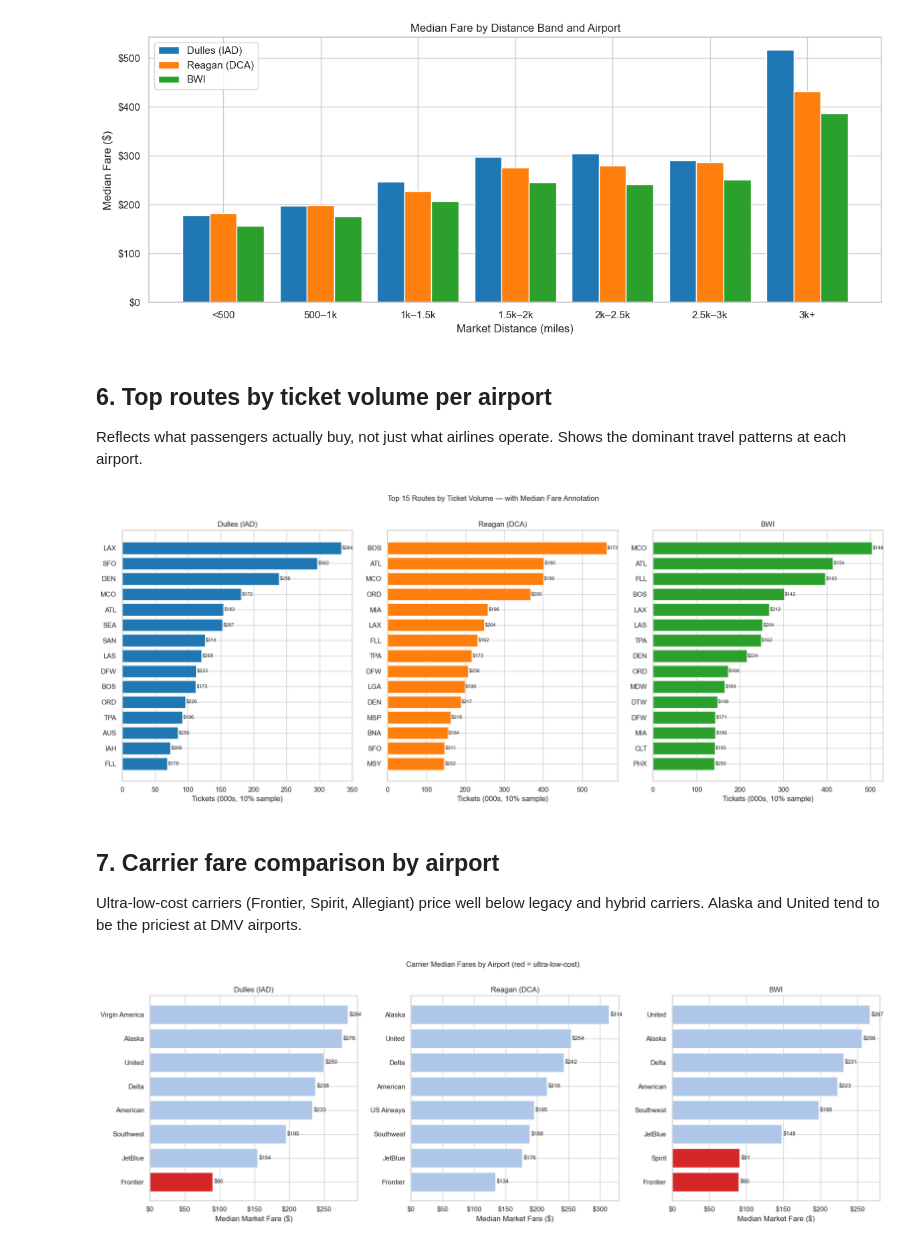
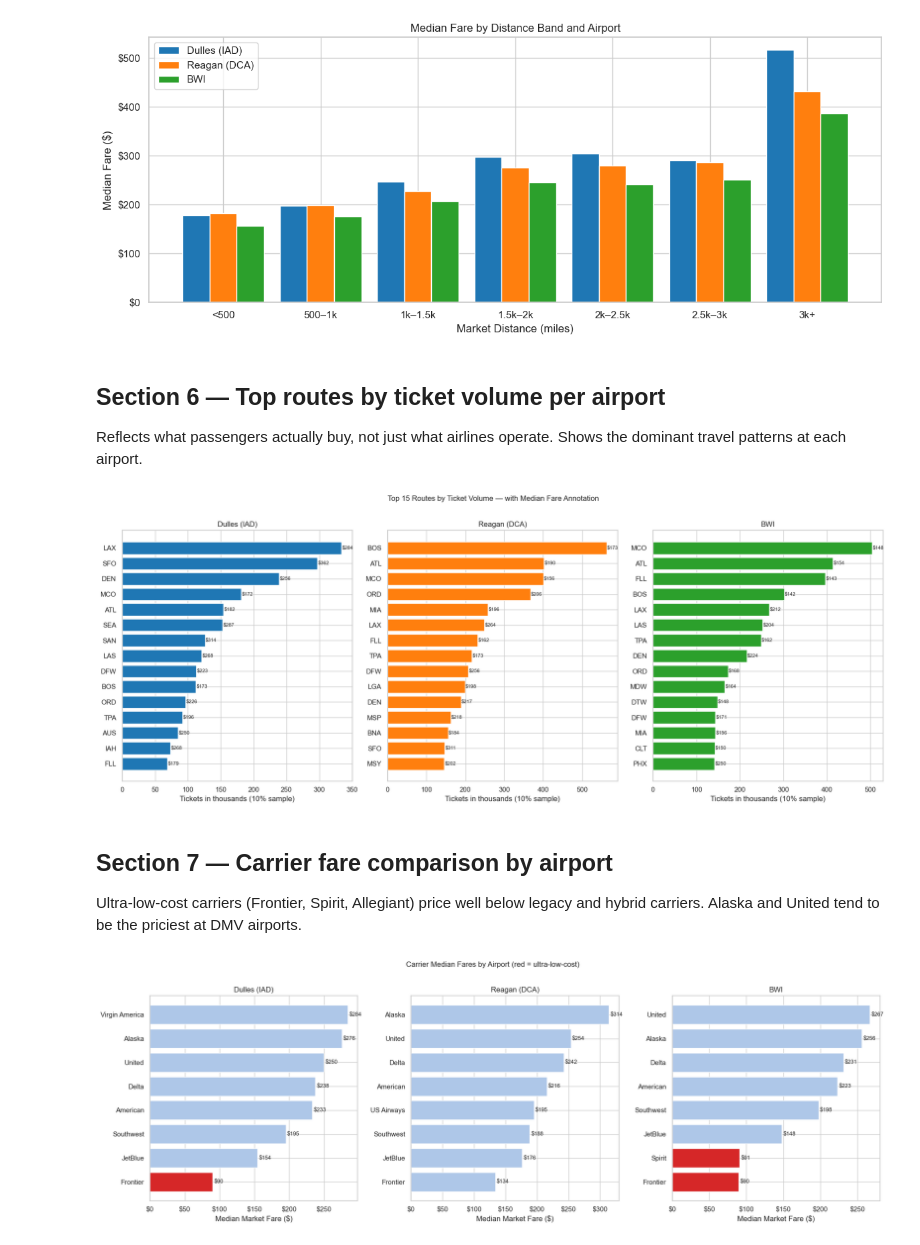
Before and after one commit to kibbbles/three-airports, a Jupyter notebook: notebooks/04_eda_db1b.ipynb, the cells around one changed output. Saved outputs shown, nothing was run; the diff lists cells and outputs as text; code cells hidden in the pictures.

```diff
--- a/notebooks/04_eda_db1b.ipynb
+++ b/notebooks/04_eda_db1b.ipynb
@@ -254,36 +254,36 @@ plt.show()
 # %% [output]
 [figure]
 # %% [markdown]
-## 6. Top routes by ticket volume per airport
+## Section 6 — Top routes by ticket volume per airport
 
 Reflects what passengers actually buy, not just what airlines operate. Shows the dominant travel patterns at each airport.
 # %%
 fig, axes = plt.subplots(1, 3, figsize=(18, 7))
 
 for ax, ap in zip(axes, AIRPORTS):
     sub = outbound[outbound['Origin'] == ap]
     top = (
         sub.groupby('Dest')
         .agg(tickets=('Passengers', 'sum'), med_fare=('MktFare', 'median'))
         .sort_values('tickets', ascending=False)
         .head(15)
         .sort_values('tickets')
     )
     bars = ax.barh(top.index, top['tickets'] / 1e3, color=COLORS[ap])
     # Annotate with median fare
     for bar, fare_val in zip(bars, top['med_fare']):
         ax.text(bar.get_width() + 1, bar.get_y() + bar.get_height() / 2,
                 f'${fare_val:.0f}', va='center', fontsize=8)
     ax.set_title(AIRPORT_NAMES[ap])
-    ax.set_xlabel('Tickets (000s, 10% sample)')
+    ax.set_xlabel('Tickets in thousands (10% sample)')
 
 fig.suptitle('Top 15 Routes by Ticket Volume — with Median Fare Annotation', fontsize=12, y=1.01)
 plt.tight_layout()
 plt.show()
 # %% [output]
-[figure, old version]
+[figure, new version]
 # %% [markdown]
-## 7. Carrier fare comparison by airport
+## Section 7 — Carrier fare comparison by airport
 
 Ultra-low-cost carriers (Frontier, Spirit, Allegiant) price well below legacy and hybrid carriers. Alaska and United tend to be the priciest at DMV airports.
 # %%
```
Also changed, not shown: parts of 8 cells of this notebook, 1 other file.
